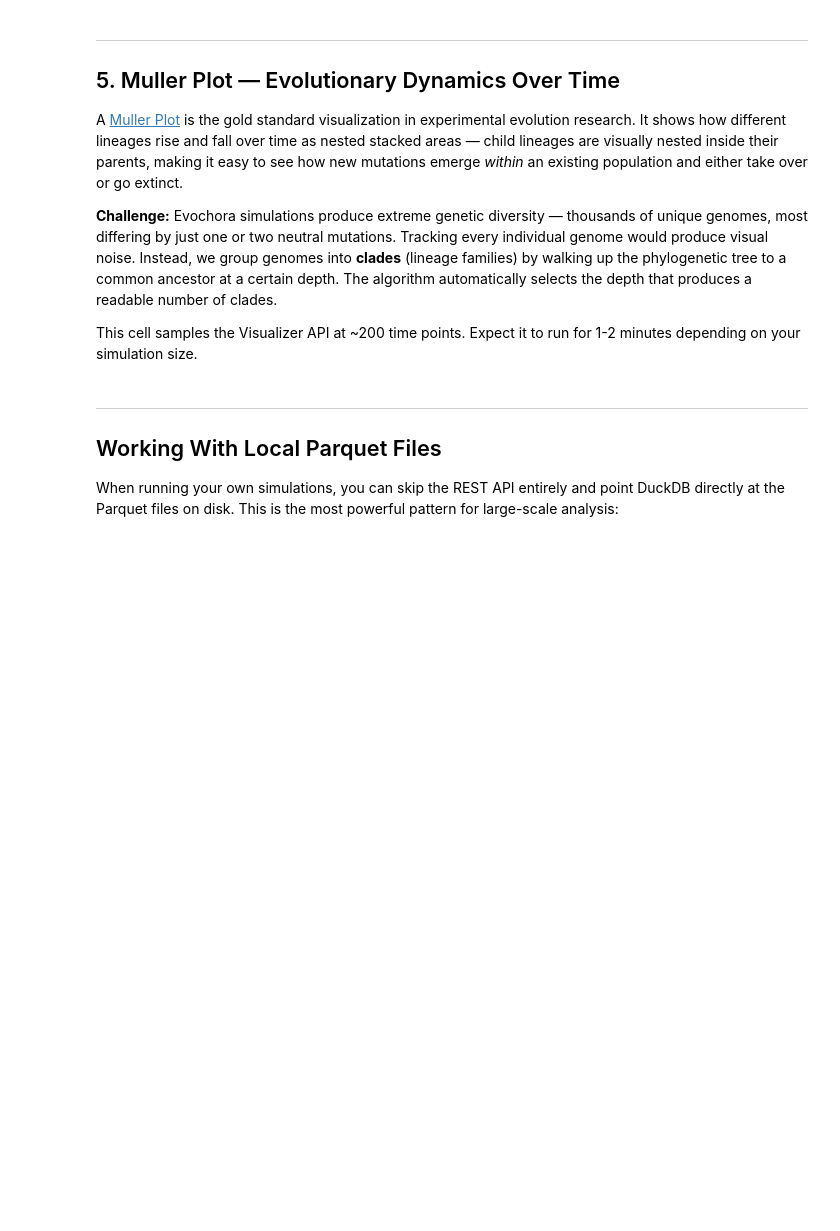
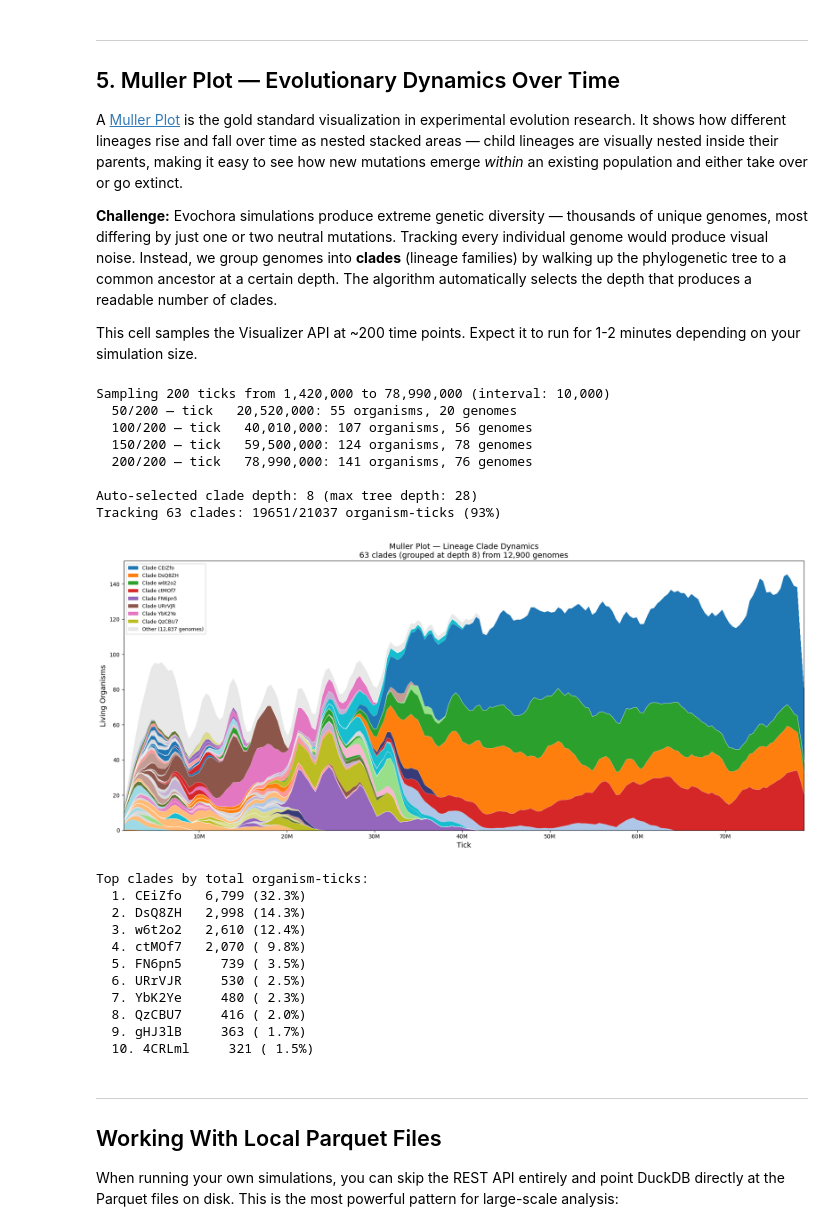
Before and after one commit to evochora/evochora, a Jupyter notebook: notebooks/data_analysis_guide.ipynb, the cells around one changed output. Cells and saved outputs as stored; diff of their text form; code cells hidden in the pictures; blank space fills up the shorter version.

```diff
--- a/notebooks/data_analysis_guide.ipynb
+++ b/notebooks/data_analysis_guide.ipynb
@@ -376,7 +450,8 @@ import sys
 
 # --- Configuration ---
 N_SAMPLES = 200       # Time points to sample via Visualizer API
-CLADE_THRESHOLD = 0.02  # Track clades reaching ≥2% of population at any tick
+CLADE_DEPTH = None    # None = auto-select, or set manually (e.g. 8, 10, 15)
+CLADE_THRESHOLD = 0.05  # Track clades reaching ≥5% of population at any tick
 SMOOTH_WINDOW = 5     # Moving average window for visual smoothing
 
 # --- 1. Determine sampling range ---
@@ -393,7 +468,7 @@ print(f"Sampling {n_samples} ticks from {start_tick:,} to {end_tick:,} (interval
 # --- 2. Fetch organism counts per genome at each sample tick ---
 freq_raw = {}
 for i, t in enumerate(sample_ticks):
-    resp = requests.get(f"{BASE_URL}/visualizer/api/organisms/{t}").json()
+    resp = requests.get(f"{BASE_URL}/visualizer/api/organisms/{t}", params=run_params).json()
     counts = {}
     for o in resp['organisms']:
         if not o.get('isDead', False):
@@ -426,24 +501,37 @@ def get_ancestor(genome, target_depth):
         d = full_depths.get(node, 0)
     return node
 
-# --- 4. Auto-select clade depth ---
-# Find the depth that produces 10-40 significant clades (>0.5% of total)
-best_depth = max_depth // 3  # fallback
-for try_depth in range(1, max_depth):
-    clade_totals_trial = {}
-    for counts in freq_raw.values():
-        for gh, c in counts.items():
-            anc = get_ancestor(gh, try_depth)
-            clade_totals_trial[anc] = clade_totals_trial.get(anc, 0) + c
-    sig = sum(1 for v in clade_totals_trial.values() if v / total_ot > 0.005)
-    if 10 <= sig <= 40:
-        best_depth = try_depth
-        break
-    elif sig > 40:
-        best_depth = max(1, try_depth - 1)
-        break
-
-print(f"\nAuto-selected clade depth: {best_depth} (max tree depth: {max_depth})")
+# --- 4. Select clade depth ---
+if CLADE_DEPTH is not None:
+    best_depth = CLADE_DEPTH
+    print(f"\nManual clade depth: {best_depth} (max tree depth: {max_depth})")
+else:
+    # Auto-select: find the depth that reveals sub-lineage dynamics.
+    # Uses peak population share (not total organism-ticks) so that
+    # briefly significant clades are counted even if they are later
+    # overshadowed by a dominant lineage.
+    best_depth = max_depth // 3  # fallback
+    for try_depth in range(1, max_depth):
+        clade_peak_share = {}
+        for t, counts in freq_raw.items():
+            total = sum(counts.values())
+            if total == 0:
+                continue
+            clade_counts = {}
+            for gh, c in counts.items():
+                anc = get_ancestor(gh, try_depth)
+                clade_counts[anc] = clade_counts.get(anc, 0) + c
+            for anc, c in clade_counts.items():
+                share = c / total
+                clade_peak_share[anc] = max(clade_peak_share.get(anc, 0), share)
+        sig = sum(1 for v in clade_peak_share.values() if v > 0.05)
+        if 50 <= sig <= 120:
+            best_depth = try_depth
+            break
+        elif sig > 120:
+            best_depth = max(1, try_depth - 1)
+            break
+    print(f"\nAuto-selected clade depth: {best_depth} (max tree depth: {max_depth})")
 
 # --- 5. Group genomes into clades ---
 freq = {}
@@ -454,7 +542,7 @@ for t, counts in freq_raw.items():
         clade_counts[anc] = clade_counts.get(anc, 0) + c
     freq[t] = clade_counts
 
-# Select significant clades
+# Select significant clades (those reaching CLADE_THRESHOLD at any tick)
 clade_set = set()
 for t, counts in freq.items():
     total = sum(counts.values())
@@ -573,33 +661,54 @@ for clade in sorted(set(tour), key=lambda g: clade_depths.get(g, 0)):
                      edgecolor='white', linewidth=0.2)
 
 ax.set_xlabel('Tick', fontsize=13)
 ax.set_ylabel('Living Organisms', fontsize=13)
 ax.set_xlim(tick_arr[0], tick_arr[-1])
 ax.set_ylim(0, None)
 ax.xaxis.set_major_formatter(plt.FuncFormatter(lambda x, _: f'{x/1e6:.0f}M'))
 
 # Legend: top 8 clades + "Other"
 legend_clades = sorted_clades[:8]
 handles = [Patch(facecolor=clade_colors[c], label=f'Clade {format_genome_hash(c)}')
            for c in legend_clades]
 handles.append(Patch(facecolor='#e8e8e8',
                      label=f'Other ({len(tree_raw) - len(clade_set):,} genomes)'))
 ax.legend(handles=handles, loc='upper left', fontsize=9, framealpha=0.9)
 
 ax.set_title(
     f'Muller Plot — Lineage Clade Dynamics\n'
     f'{len(clade_set)} clades (grouped at depth {best_depth}) '
     f'from {len(tree_raw):,} genomes',
     fontsize=14)
 
 plt.tight_layout()
 plt.show()
 
 # Summary
 print(f"\nTop clades by total organism-ticks:")
 for i, c in enumerate(sorted_clades[:10]):
     pct = 100 * clade_totals[c] / total_ot
     print(f"  {i+1}. {format_genome_hash(c):>6s}  {clade_totals[c]:6,} ({pct:4.1f}%)")
+# %% [output]
+Sampling 200 ticks from 1,420,000 to 78,990,000 (interval: 10,000)
+  50/200 — tick   20,520,000: 55 organisms, 20 genomes
+  100/200 — tick   40,010,000: 107 organisms, 56 genomes
+  150/200 — tick   59,500,000: 124 organisms, 78 genomes
+  200/200 — tick   78,990,000: 141 organisms, 76 genomes
+
+Auto-selected clade depth: 8 (max tree depth: 28)
+Tracking 63 clades: 19651/21037 organism-ticks (93%)
+[figure, added]
+Top clades by total organism-ticks:
+  1. CEiZfo   6,799 (32.3%)
+  2. DsQ8ZH   2,998 (14.3%)
+  3. w6t2o2   2,610 (12.4%)
+  4. ctMOf7   2,070 ( 9.8%)
+  5. FN6pn5     739 ( 3.5%)
+  6. URrVJR     530 ( 2.5%)
+  7. YbK2Ye     480 ( 2.3%)
+  8. QzCBU7     416 ( 2.0%)
+  9. gHJ3lB     363 ( 1.7%)
+  10. 4CRLml     321 ( 1.5%)
 # %% [markdown]
 ---
 ## Working With Local Parquet Files
```
Also changed, not shown: parts of 8 cells of this notebook, 7 other files.
